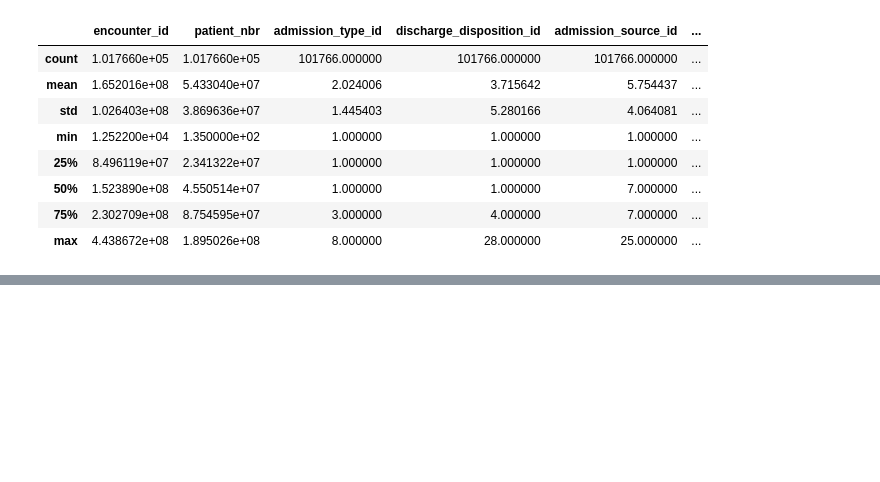
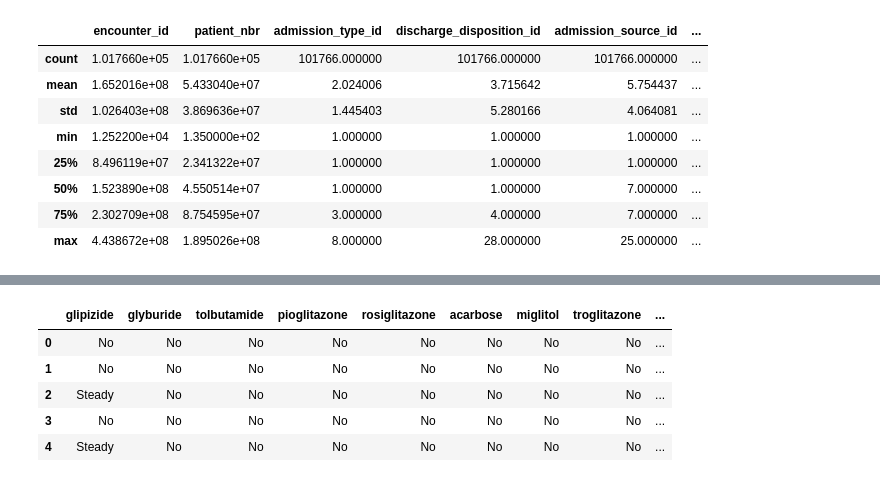
Before and after one commit to MeghaUkkali9/Advanced-Machine-Learing, a Jupyter notebook: Project5.ipynb, the cells around one changed output, grey strips where cells are left out. Saved outputs shown, nothing was run; the diff lists cells and outputs as text; code cells hidden in the pictures; blank space fills up the shorter version.

```diff
--- a/Project5.ipynb
+++ b/Project5.ipynb
@@ -170,0 +320,4 @@ diabetesdata.head()
+# %%
+df = df.loc[~df.discharge_disposition_id.isin([11,13,14,19,20,21])]
+# %%
+df['OUTPUT_LABEL'] = (df.readmitted == '<30').astype('int')
@@ -170,0 +363,10 @@ diabetesdata.head()
+# %%
+
+df[list(df.columns)[30:40]].head()
+# %% [output]
+|  | glipizide | glyburide | tolbutamide | pioglitazone | rosiglitazone | acarbose | miglitol | troglitazone | ... |
+| 0 | No | No | No | No | No | No | No | No | ... |
+| 1 | No | No | No | No | No | No | No | No | ... |
+| 2 | Steady | No | No | No | No | No | No | No | ... |
+| 3 | No | No | No | No | No | No | No | No | ... |
+| 4 | Steady | No | No | No | No | No | No | No | ... |
```
Also changed, not shown: parts of 45 cells of this notebook.
